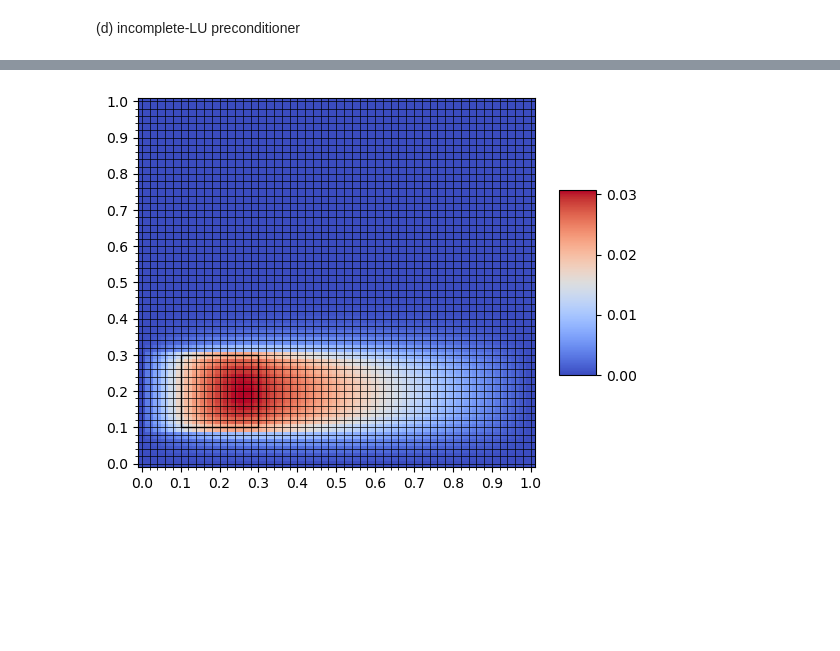
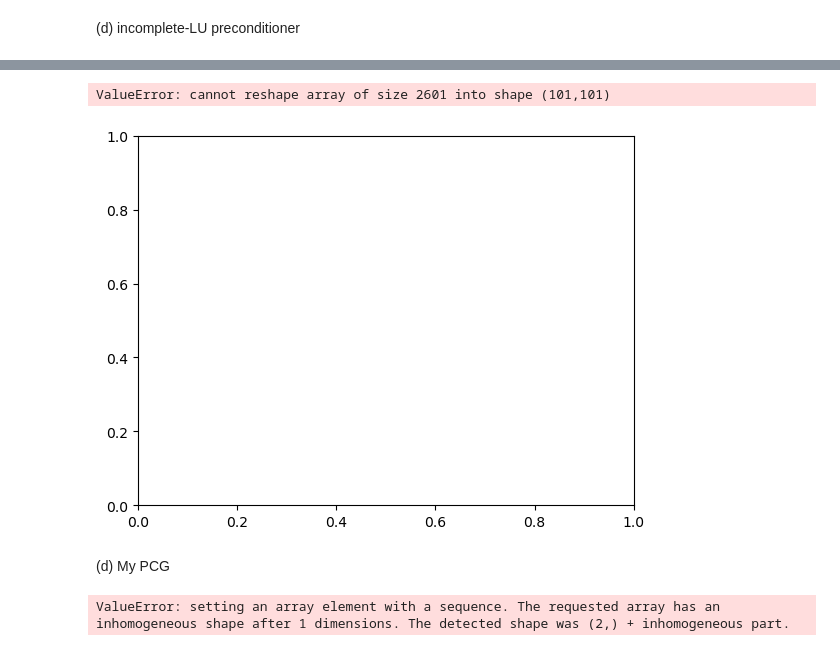
Before and after one commit to RFurze/ScientificComputing, a Jupyter notebook: Assignment2_2c.ipynb, the cells around one changed output, grey strips where cells are left out. Drawn from its saved outputs; the diff is of its cells as text; code cells hidden in the pictures; blank space fills up the shorter version.

```diff
--- a/Assignment2_2c.ipynb
+++ b/Assignment2_2c.ipynb
@@ -104,15 +104,15 @@ def diffusionGradSolver( mux, muy, h, tol, maxiter, M ):
   fig.colorbar(cax)
   plt.show()
 
-  iterate_counts = 0
-  def iterate_count():
-    nonlocal iterate_counts
-    print(f'Iteration: {iterate_counts}')
-    iterate_counts += 1
 
-  f[intNodes], iter = sp.sparse.linalg.cg(A_int, F_int, x0=u0_int, tol=tol, maxiter=maxiter, M=M, callback=iterate_count(), atol=None)
-  print(f'Exit code: {iter}')
-  print(f'NUmber of iterations: {iterate_counts}')
+  def iterate_count(x):
+    iterate_count.iterate_counts += 1
+
+  iterate_count.iterate_counts = 0
+
+  f[intNodes], info = sp.sparse.linalg.cg(A_int, F_int, x0=None, tol=tol, maxiter=maxiter, M=M, callback=iterate_count, atol=None)
+  print(f'Exit code: {info}')
+  print(f'NUmber of iterations: {iterate_count.iterate_counts}')
 
   f[extNodes] = u0[extNodes]
 
@@ -205,7 +204,7 @@ import time
 from scipy.sparse.linalg import norm
 
 h = 0.02
-mux = 0.01
+mux = 1
 muy = 1
 droptol = 0.1
 
@@ -216,5 +215,10 @@ MA = diffusionMatrix(mux, muy, h)
 MA = MA.todense()
 MA_intNodes = MA[intNodes][:, intNodes]
 M = sp.sparse.linalg.spilu(MA_intNodes, drop_tol=droptol)
+L = M.L
+U = M.U
+
+M2 = L@U
+M2 = M2.toarray()
 
 M_linear_operator = sp.sparse.linalg.LinearOperator(MA_intNodes.shape, lambda x: M.solve(x))
@@ -223,3 +225,3 @@ Size MA_intNodes: (2401, 2401)
 # %%
-solgrad2 = diffusionGradSolver(mux, muy, h, 1e-6, 1000, M_linear_operator)
+solgrad2 = diffusionGradSolver(mux, muy, h, 1e-6, 10000, M2)
 # %% [output]
@@ -239,32 +256,35 @@ hx = 0.1
 # Make data.
 X = np.arange(0., 1.+h, h)
 Y = np.arange(0., 1.+h, h)
 X, Y = np.meshgrid(X, Y)
 Z = solgrad2.reshape(int(1./h+1),int(1./h+1))
 
 # Plot the surface.
-surf = ax.pcolor(X, Y, Z, cmap=cm.coolwarm,
+surf = ax.pcolor(X, Y, Z[:-1,:-1], shading='flat', cmap=cm.coolwarm,
                        linewidth=0, antialiased=False)
 
 # Create a Rectangle patch
 rect = patches.Rectangle((0.1, 0.1), 0.2, 0.2, linewidth=1, edgecolor='k', facecolor='none')
 
 # Add the patch to the Axes
 ax.add_patch(rect)
 
 # Add a color bar which maps values to colors.
 fig.colorbar(surf, shrink=0.5, aspect=5)
 hx = 0.1
 # Add a grid
 plt.grid(which='major', axis='both', linestyle='-', color='k', linewidth=0.5)
 plt.minorticks_on()
 plt.grid(which='minor', axis='both', linestyle='-', color='k', linewidth=0.5)
 major_ticks = np.arange(0., 1.+hx, hx)
 minor_ticks = np.arange(0., 1.+hx, hx)
 
 plt.xticks(major_ticks)
 plt.yticks(major_ticks)
 
 plt.show()
 # %% [output]
+ValueError: cannot reshape array of size 2601 into shape (101,101)
-[figure, old version]
+[figure, new version]
+# %% [markdown]
+(d) My PCG
@@ -270,0 +310,43 @@ plt.show()
+# %%
+import scipy as sp
+import matplotlib.pyplot as plt
+import numpy as np
+import time
+from scipy.sparse.linalg import norm
+
+h = 0.1
+n = int(1./h + 1)
+N = n**2
+mux = 1
+muy = 1
+droptol = 0.1
+intNodes, extNodes = boundaryConditions(int(1./h+1))
+
+#A matrix
+A = diffusionMatrix(mux, muy, h)
+A = A.todense()
+
+A_intNodes = A[intNodes][:, intNodes]
+
+solgrad3 = np.zeros_like(A)
+#Preconditioner matrix
+M = sp.sparse.linalg.spilu(A_intNodes, drop_tol=droptol)
+
+#Seperate L and U matrices
+L = M.L
+U = M.U
+
+#b matrix
+F = np.zeros((N, 1), dtype=np.float64)
+
+# Evaluate the source function
+for k in range (0,N):
+    i, j = reverseIndexFD(k, n)
+    F[k] = source_function( i*h, j*h )
+
+F_int = F[intNodes]
+
+solgrad3[intNodes] = myPCG(A_intNodes, F_int, L, U, 1e-6, 1000)
+solgrad3[extNodes] = 0
+# %% [output]
+ValueError: setting an array element with a sequence. The requested array has an inhomogeneous shape after 1 dimensions. The detected shape was (2,) + inhomogeneous part.
```
Also changed, not shown: parts of 6 cells of this notebook, 1 other file.
